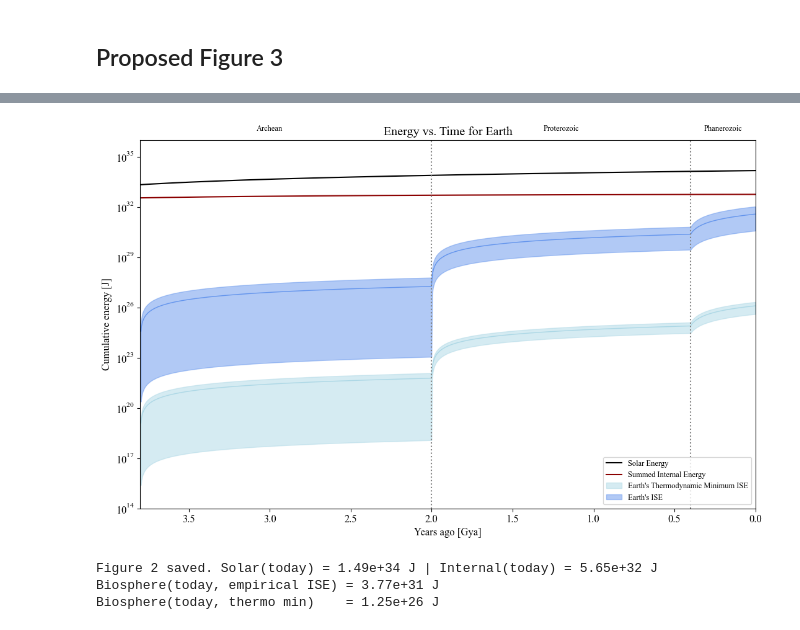
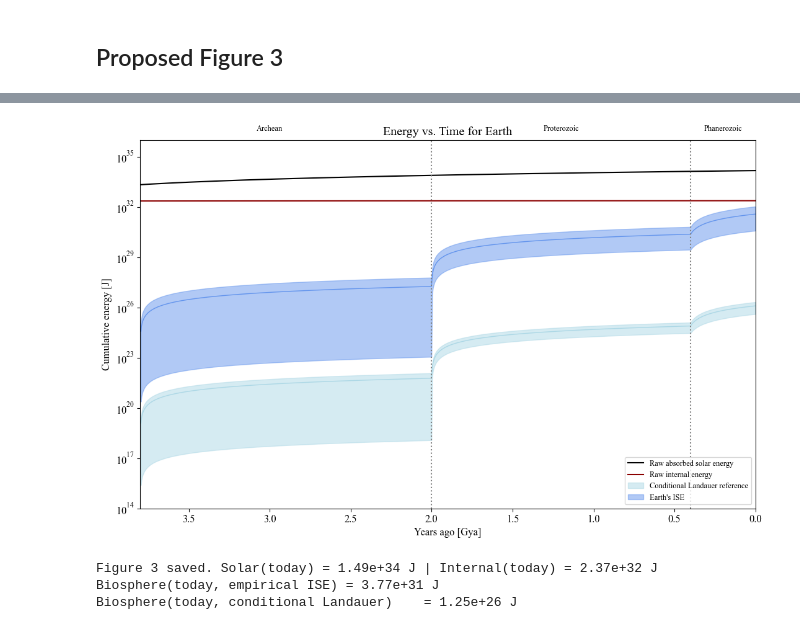
Before and after one commit to bradleylab/energy-biosphere, a Jupyter notebook: biosphere_size_model.ipynb, the cells around one changed output, grey strips where cells are left out. Saved outputs shown, nothing was run; the diff lists cells and outputs as text; code cells hidden in the pictures.

```diff
--- a/biosphere_size_model.ipynb
+++ b/biosphere_size_model.ipynb
@@ -2040,7 +2053,7 @@ Earth-anchored values remain the headline; ISE-adjusted values are SI sensitivit
 # %%
 # --- S3 (fenced): scenario-grid ENERGY CEILING on standing biomass for ocean worlds ---
 # The internal-only free-energy budget sets a CEILING on cumulative bit-years:
-#   N_ceil[bit-yr] = F_internal / ISE_earth   (ISE_earth = modern_biosphere_energy; tau_info = 1 yr)
+#   N_ceil[bit-yr] = F_internal * REFERENCE_INTERVAL_YR / ISE_earth   (ISE_earth = modern_biosphere_energy; tau_info = 1 yr)
 # Converting that ceiling to a STANDING cell density / biomass is NOT identifiable from the
 # budget alone: it needs an assumed biosphere DURATION (cumulative bit-years -> standing bits)
 # and an assumed habitable OCEAN VOLUME. We therefore report an explicit scenario grid, every
@@ -2065,7 +2078,7 @@ print('-' * 82)
 for body in ['Enceladus', 'Europa']:
     idx = names.index(body)
     F_int = F_internal_values[idx]
-    N_ceil = F_int / modern_biosphere_energy            # bit-yr ceiling
+    N_ceil = F_int / modern_biosphere_energy * REFERENCE_INTERVAL_YR  # bit-yr ceiling
     V_cm3 = V_ocean_m3[body] * 1e6                       # m^3 -> cm^3
     for dur in duration_gyr_grid:
         standing_bits = N_ceil / (dur * 1e9)            # bit-yr / yr = standing bits
@@ -2684,17 +2691,18 @@ for bname in key_body_names:
         key_indices.append(names.index(bname))
         key_labels_list.append(bname)
 
-# Earth's actual cumulative biosphere (bit-seconds maintained).
+# Earth's actual cumulative information-time (bit-years maintained).
 # Use Earth's actual free-energy utilization, U_req,Earth = E_bio,Earth / F_total
 # (both derived above from the in-notebook ISE), rather than any hardcoded value.
 earth_F_total = F_total_values[EARTH_IDX]
 earth_ISE = ISE_body_values[EARTH_IDX]
 earth_age_s = star_ages[EARTH_IDX] * GYR_TO_S
 earth_P_free = earth_F_total / earth_age_s
-# Earth's actual biosphere power = U_req,Earth (free-energy basis) * P_free
+# This empirical demand power is averaged over the planetary integration window,
+# not the 3.8 Gyr biosphere-era power used in the power-based utilization metric.
 earth_actual_P_bio = (nu_earth_bio_free / 100.0) * earth_P_free
 earth_actual_dI_dt = earth_actual_P_bio / earth_ISE
-earth_actual_N = earth_actual_dI_dt * earth_age_s  # cumulative bit-seconds
+earth_actual_N = earth_actual_dI_dt * earth_age_s * REFERENCE_INTERVAL_YR  # bit-years
 
 # --- Summary table ---
 print("=" * 100)
@@ -2715,7 +2723,7 @@ for idx in key_indices:
     for eta in eta_bio_values:
         P_bio = eta * P_free
         dI_dt = P_bio / ise if ise > 0 else 0.0
-        N_max = dI_dt * age_s
+        N_max = dI_dt * age_s * REFERENCE_INTERVAL_YR  # cumulative bit-years, not standing bits
         frac = N_max / earth_actual_N if earth_actual_N > 0 else 0.0
 
         results[eta].append(frac)
@@ -2737,9 +2745,9 @@ for j, (eta, label, color) in enumerate(zip(eta_bio_values, eta_labels, colors))
     ax.bar(x + j * width, fracs_plot, width, label=label, color=color, alpha=0.8)
 
 ax.set_yscale('log')
-ax.set_ylabel(r'Maximum biosphere size relative to Earth actual ($N_{\mathrm{max}} / N_{\oplus}$)')
+ax.set_ylabel(r'Cumulative information-time relative to Earth actual ($N_{\mathrm{max}} / N_{\oplus}$)')
 ax.set_xlabel('Body')
-ax.set_title(r'$\eta_{\mathrm{bio}}$ Sensitivity: Maximum Biosphere Size vs Earth Actual')
+ax.set_title(r'$\eta_{\mathrm{bio}}$ Sensitivity: Cumulative Information-Time vs Earth Actual')
 ax.set_xticks(x + width)
 ax.set_xticklabels(key_labels_list, rotation=45, ha='right')
 ax.axhline(y=1.0, color='gray', linestyle='--', alpha=0.5, label='Earth actual')
@@ -2749,7 +2757,7 @@ plt.savefig('plots/eta_bio_sensitivity.png', dpi=150, bbox_inches='tight')
 plt.show()
 print(f"\nFigure saved to plots/eta_bio_sensitivity.png")
 print(f"\nNote: Earth actual biosphere captures ~{nu_earth_bio_free:.2f}% of free energy (U_req).")
-print(f"Ratios > 1 mean the body could support a larger biosphere than Earth's actual one.")
+print(f"Ratios > 1 mean the body could support more cumulative information-time than Earth's actual one.")
 print(f"Very large ratios for cold bodies reflect the Arrhenius ISE cold-body effect (see text).")
 # %% [output]
 ====================================================================================================
@@ -2928,9 +2936,9 @@ Figure 3 saved. Earth U_req = 0.355%, ceiling at U_req = 100%.
 # %%
 # ============================================================
-# Figure 2 — earth_e.png
+# Figure 3 — earth_e.png
 # Earth's cumulative energy budget vs time (log y, 3.8 Gya to present)
 # Solar (Gough 1981 evolving L), summed internal (accretional+radiogenic+tidal),
-# biosphere requirements (empirical + thermodynamic-minimum ISE) with bands.
+# biosphere requirements (empirical + conditional Landauer reference) with bands.
 # ============================================================
 
 # --- Earth row from df_ss ---
@@ -2953,35 +2961,18 @@ solar_t = np.array([suns_free_energy(R_e, d_e, A_e, t) for t in t_age_gyr_fig2])
 # --- Accretional: impulsive at ACCRETION_OFFSET_GYR ---
 E_acc = (3.0 / 5.0) * G * M_e**2 / R_e
 
-# --- Radiogenic: integrated decay of BSE-abundance isotopes ---
-isotopes = ISOTOPES["isotopes"] if "isotopes" in ISOTOPES else ISOTOPES
-def _radiogenic_cumulative(elapsed_yr):
-    if elapsed_yr <= 0:
-        return 0.0
-    total = 0.0
-    for _, iso in isotopes.items():
-        H_uW    = iso["H_uW_per_kg"]
-        lam_yr  = iso["decay_constant_per_Gyr"] / GYR_TO_YR
-        C0      = iso["C0_ppm"] * 1e-6
-        M_sil   = M_e * f_sil
-        P0      = M_sil * C0 * (H_uW * 1e-6)             # W
-        E_iso_Wyr = P0 * (1.0 - np.exp(-lam_yr * elapsed_yr)) / lam_yr
-        total  += E_iso_Wyr * SEC_PER_YR                  # J
-    return total
+# --- Same Frank-based radiogenic calculation as the canonical budget ---
+# Subtract the later interval to obtain energy from formation to this epoch.
+radiogenic_t = np.array([
+    radiogenic_energy_values[EARTH_IDX] - compute_radiogenic_energy(
+        M_e, star_age_e, rad_params=RAD_PARAMS,
+        integration_time=star_age_e - t) for t in t_age_gyr_fig2])
 
-radiogenic_t = np.array([_radiogenic_cumulative((t - ACCRETION_OFFSET_GYR) * GYR_TO_YR)
-                          for t in t_age_gyr_fig2])
-
-# --- Tidal (Earth-Moon) ---
-P_tidal_earth = 0.0
-moon_row = df_tidal[df_tidal["orbiter"] == "Moon"]
-if len(moon_row):
-    mr = moon_row.iloc[0]
-    P_tidal_earth = compute_tidal_power(
-        float(mr["orbitee_mass_kg"]), float(mr["orbiter_radius_m"]),
-        float(mr["k2_Q_est"]), float(mr["semi_major_axis_m"]),
-        float(mr["eccentricity"]), float(mr["orbital_period_s"]))
-tidal_t = P_tidal_earth * (t_age_gyr_fig2 - ACCRETION_OFFSET_GYR) * k_gyr_to_s
+# --- Heating IN Earth, not the separate Moon-heating row ---
+P_tidal_earth = tidal_power_values[EARTH_IDX]
+tidal_duration_gyr = tidal_energy_values[EARTH_IDX] / P_tidal_earth / k_gyr_to_s
+tidal_start_gyr = star_age_e - tidal_duration_gyr
+tidal_t = P_tidal_earth * np.maximum(t_age_gyr_fig2 - tidal_start_gyr, 0.0) * k_gyr_to_s
 
 internal_t = E_acc + radiogenic_t + tidal_t
 
@@ -2996,41 +2987,41 @@ def _safe(arr):
 
 # Plot
 fig2, ax2 = plt.subplots(figsize=(11, 7))
-ax2.plot(years_ago_fig2, solar_t,    color="black", label="Solar Energy")
-ax2.plot(years_ago_fig2, internal_t, color="darkred", label="Summed Internal Energy")
+ax2.plot(years_ago_fig2, solar_t,    color="black", label="Raw absorbed solar energy")
+ax2.plot(years_ago_fig2, internal_t, color="darkred", label="Raw internal energy")
 ax2.fill_between(years_ago_bio[bio_mask], _safe(e_changed_min), _safe(e_changed_max),
-                 color="lightblue", alpha=0.5, label="Earth's Thermodynamic Minimum ISE")
+                 color="lightblue", alpha=0.5, label="Conditional Landauer reference")
 ax2.plot(years_ago_bio[bio_mask], _safe(e_changed_ave),
          color="lightblue", linewidth=1)
 ax2.fill_between(years_ago_bio[bio_mask], _safe(E_all_processes_time_min),
                  _safe(E_all_processes_time_max),
                  color="cornflowerblue", alpha=0.5, label="Earth's ISE")
 ax2.plot(years_ago_bio[bio_mask], _safe(E_all_processes_time_ave),
          color="cornflowerblue", linewidth=1)
 
 ax2.axvline(ARCHEAN_END_GYA,         linestyle=":", color="gray")
 ax2.axvline(PHANEROZOIC_START_GYA,   linestyle=":", color="gray")
 for x, label in [(3.0, "Archean"), (1.2, "Proterozoic"), (0.2, "Phanerozoic")]:
     ax2.text(x, 1.02, label, ha="center", va="bottom", fontsize=9,
              transform=ax2.get_xaxis_transform())
 
 ax2.set_yscale("log")
 ax2.set_xlim(LIFE_ORIGIN_GYA, 0)
 ax2.set_ylim(1e14, 1e36)
 ax2.set_xlabel("Years ago [Gya]")
 ax2.set_ylabel("Cumulative energy [J]")
 ax2.set_title("Energy vs. Time for Earth")
 ax2.legend(loc="lower right", fontsize=9)
 
 fig2.tight_layout()
 fig2.savefig("plots/earth_e.png", bbox_inches="tight", dpi=150)
 plt.show()
 
-print(f"Figure 2 saved. Solar(today) = {solar_t[-1]:.2e} J | Internal(today) = {internal_t[-1]:.2e} J")
+print(f"Figure 3 saved. Solar(today) = {solar_t[-1]:.2e} J | Internal(today) = {internal_t[-1]:.2e} J")
 print(f"Biosphere(today, empirical ISE) = {E_all_processes_time_ave[-1]:.2e} J")
-print(f"Biosphere(today, thermo min)    = {e_changed_ave[-1]:.2e} J")
+print(f"Biosphere(today, conditional Landauer)    = {e_changed_ave[-1]:.2e} J")
 # %% [output]
-[figure, old version]
+[figure, new version]
-Figure 2 saved. Solar(today) = 1.49e+34 J | Internal(today) = 5.65e+32 J
+Figure 3 saved. Solar(today) = 1.49e+34 J | Internal(today) = 2.37e+32 J
 Biosphere(today, empirical ISE) = 3.77e+31 J
-Biosphere(today, thermo min)    = 1.25e+26 J
+Biosphere(today, conditional Landauer)    = 1.25e+26 J
```
Also changed, not shown: parts of 17 cells of this notebook, 11 other files.
